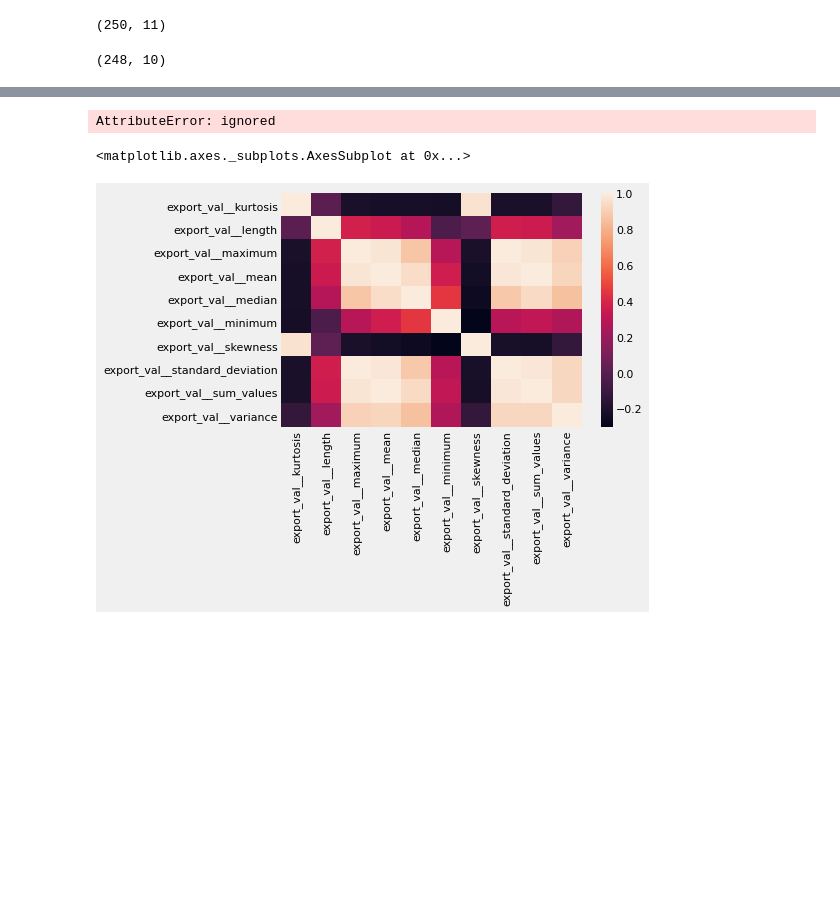
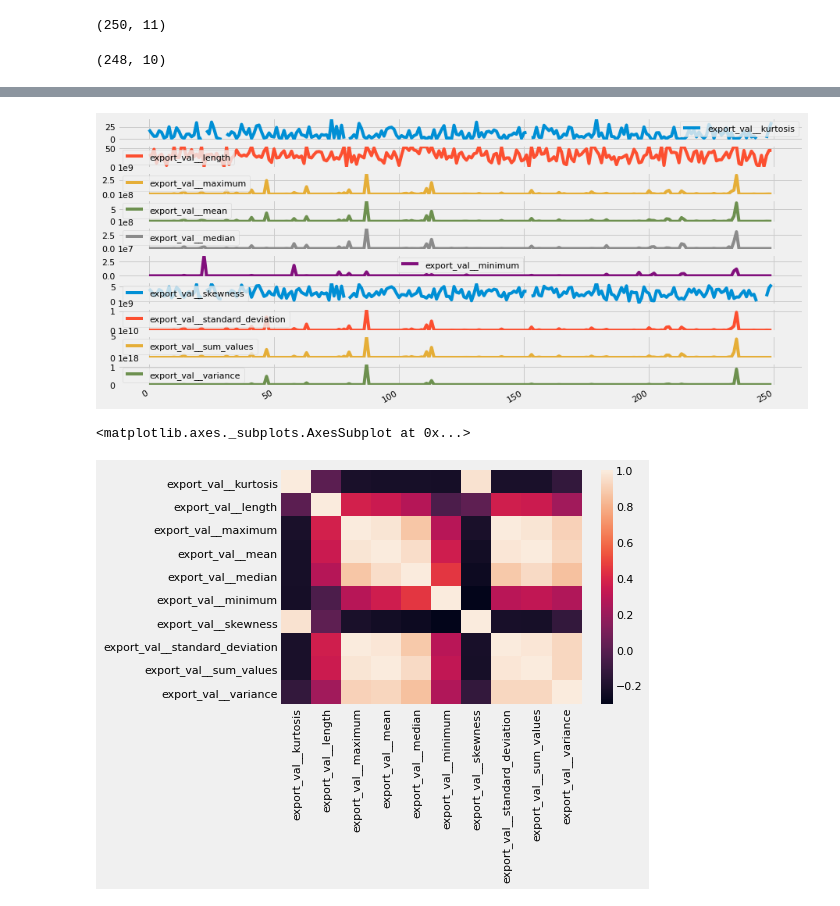
Before and after one commit to GarethWilhelm/TS-Feature-Clustering, a Jupyter notebook: clustering_tsfresh_features.ipynb, the cells around one changed output, grey strips where cells are left out. Cells and saved outputs as stored; diff of their text form; code cells hidden in the pictures; blank space fills up the shorter version.

```diff
--- a/clustering_tsfresh_features.ipynb
+++ b/clustering_tsfresh_features.ipynb
@@ -74,8 +75,8 @@ for col in cols:
 # %%
-X.plot(figsize=(14,7),subplots=True)
+engines.plot(figsize=(14,7),subplots=True)
 plt.show()
 # %% [output]
-AttributeError: ignored
+[figure, added]
 # %%
 sns.heatmap(engines.corr())
 # %% [output]
```
Also changed, not shown: parts of 5 cells of this notebook.
